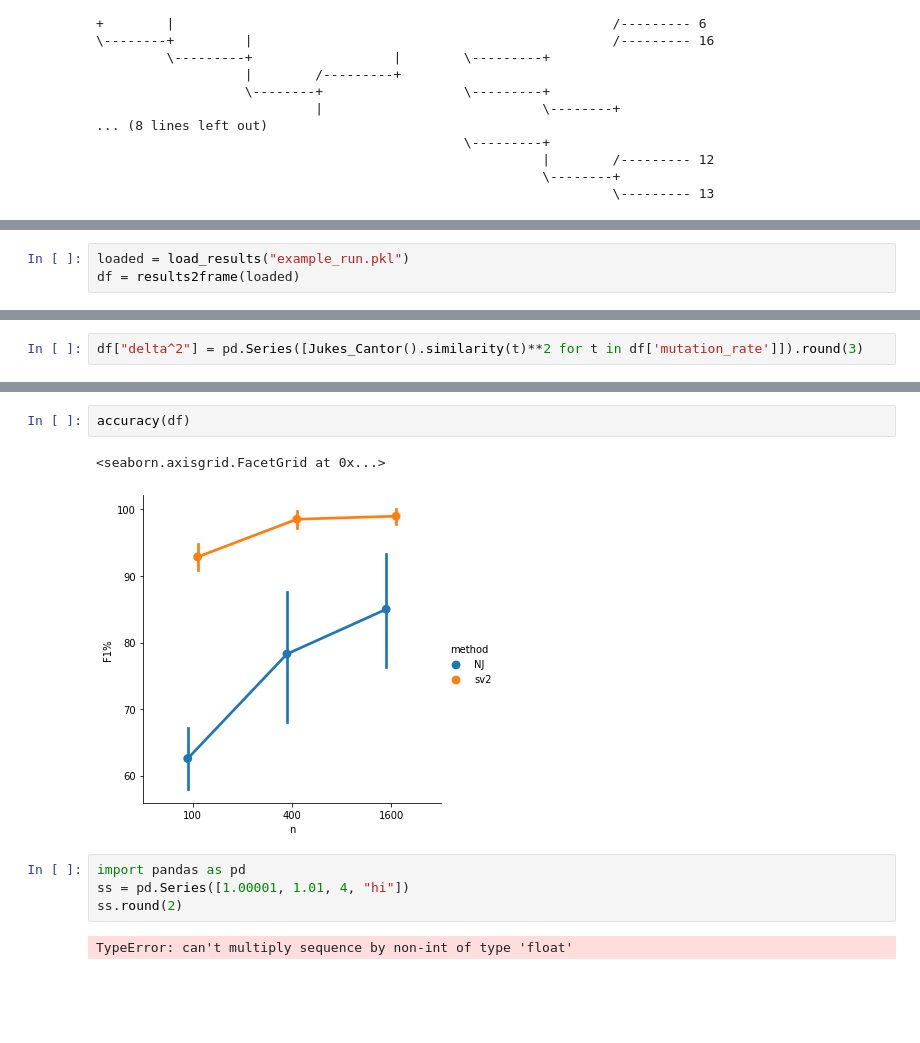
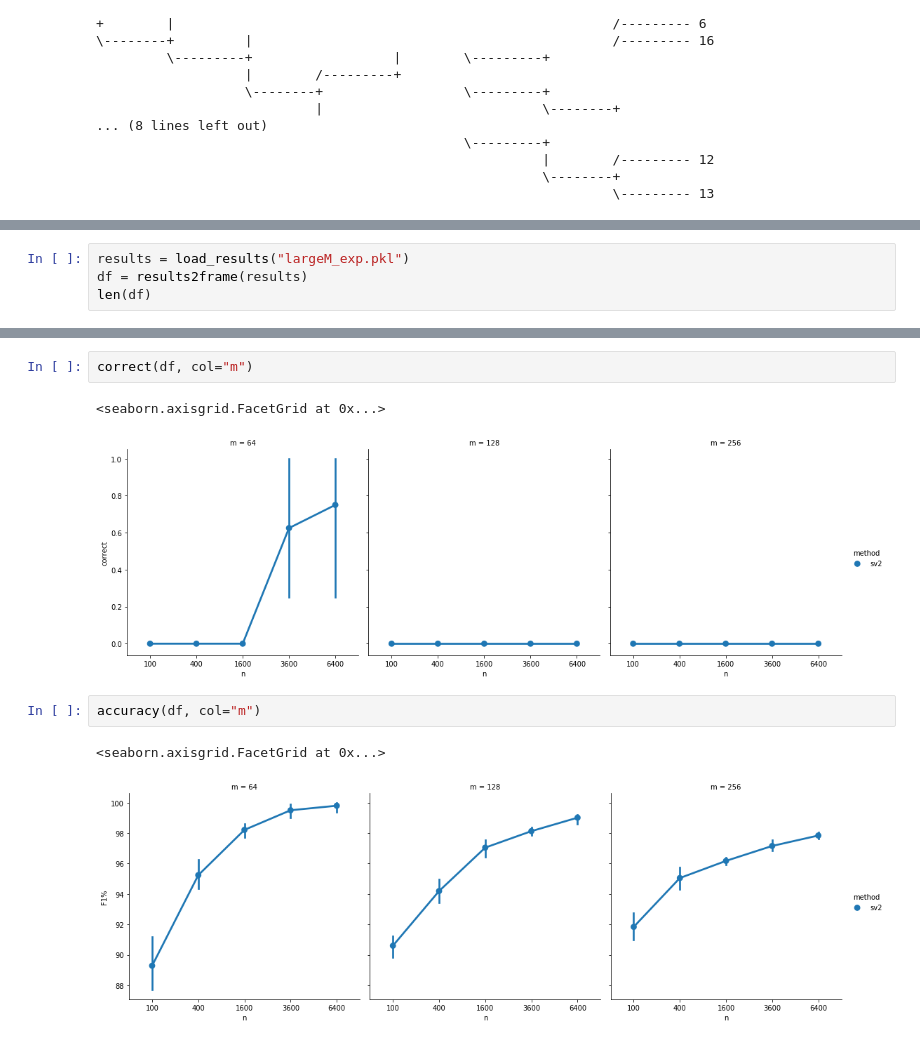
Before and after one commit to NoahAmsel/spectral-tree-inference, a Jupyter notebook: Examples.ipynb, the cells around one changed output, grey strips where cells are left out. Cells and saved outputs as stored; diff of their text form; blank space fills up the shorter version.

```diff
--- a/Examples.ipynb
+++ b/Examples.ipynb
@@ -90,3 +99,4 @@ mutation_rates = [jc.similarity2t(np.sqrt(1/2)), jc.p2t(0.85)]
 # %%
-loaded = load_results("example_run.pkl")
-df = results2frame(loaded)
+results = load_results("largeM_exp.pkl")
+df = results2frame(results)
+len(df)
@@ -113,2 +104,0 @@ df
-# %%
-df["delta^2"] = pd.Series([Jukes_Cantor().similarity(t)**2 for t in df['mutation_rate']]).round(3)
@@ -121,11 +125,10 @@ sns.catplot(data=df, x="n", y="F1%", kind="point", hue="method", col=None, col_w
+# %%
+correct(df, col="m")
+# %% [output]
+<seaborn.axisgrid.FacetGrid at 0x...>
+[figure, added]
 # %%
-accuracy(df)
+accuracy(df, col="m")
 # %% [output]
 <seaborn.axisgrid.FacetGrid at 0x...>
-[figure, old version]
+[figure, new version]
-# %%
-import pandas as pd
-ss = pd.Series([1.00001, 1.01, 4, "hi"])
-ss.round(2)
-# %% [output]
-TypeError: can't multiply sequence by non-int of type 'float'
```
Also changed, not shown: parts of 20 cells of this notebook, 1 other file.
